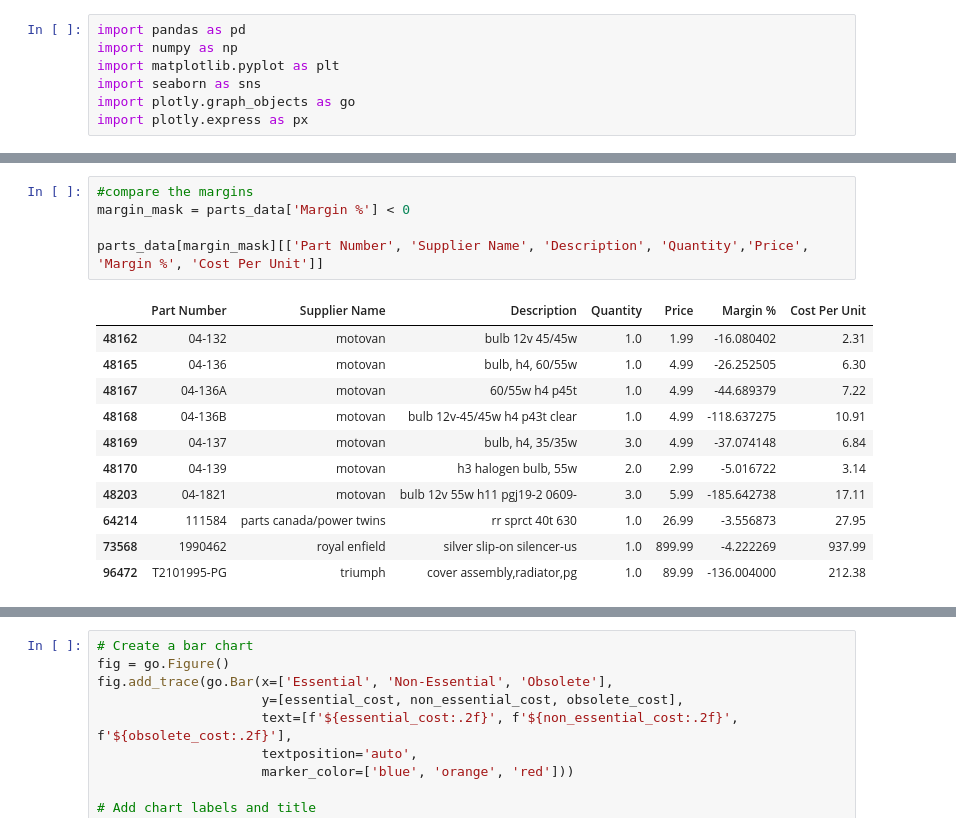
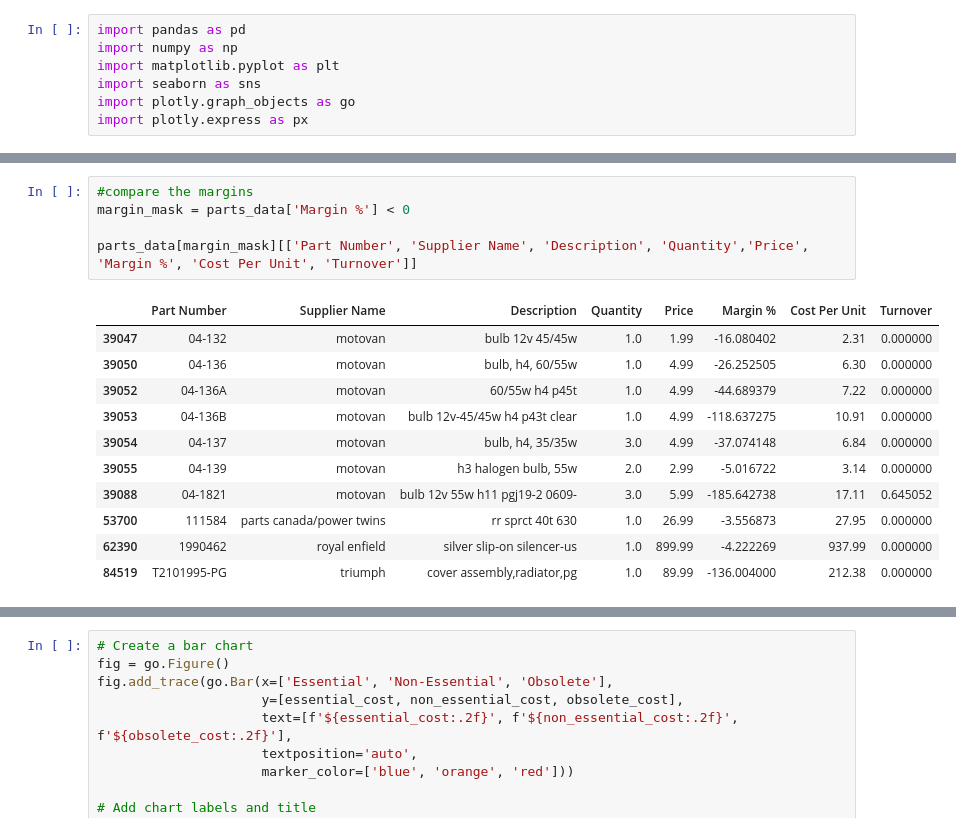
Before and after one commit to skyler22wilson/final_project, a Jupyter notebook: notebooks/business_case_analysis.ipynb, the cells around one changed output, grey strips where cells are left out. Cells and saved outputs as stored; diff of their text form.

Commit message:
partially fixed edge cases for turnover calculation

```diff
--- a/notebooks/business_case_analysis.ipynb
+++ b/notebooks/business_case_analysis.ipynb
@@ -45,20 +45,20 @@ Non-obsolete Cost: $1481143.0
 # %%
 #compare the margins
 margin_mask = parts_data['Margin %'] < 0
 
-parts_data[margin_mask][['Part Number', 'Supplier Name', 'Description', 'Quantity','Price', 'Margin %', 'Cost Per Unit']]
+parts_data[margin_mask][['Part Number', 'Supplier Name', 'Description', 'Quantity','Price', 'Margin %', 'Cost Per Unit', 'Turnover']]
 # %% [output]
-|  | Part Number | Supplier Name | Description | Quantity | Price | Margin % | Cost Per Unit |
-| 48162 | 04-132 | motovan | bulb 12v 45/45w | 1.0 | 1.99 | -16.080402 | 2.31 |
-| 48165 | 04-136 | motovan | bulb, h4, 60/55w | 1.0 | 4.99 | -26.252505 | 6.30 |
-| 48167 | 04-136A | motovan | 60/55w h4 p45t | 1.0 | 4.99 | -44.689379 | 7.22 |
-| 48168 | 04-136B | motovan | bulb 12v-45/45w h4 p43t clear | 1.0 | 4.99 | -118.637275 | 10.91 |
-| 48169 | 04-137 | motovan | bulb, h4, 35/35w | 3.0 | 4.99 | -37.074148 | 6.84 |
-| 48170 | 04-139 | motovan | h3 halogen bulb, 55w | 2.0 | 2.99 | -5.016722 | 3.14 |
-| 48203 | 04-1821 | motovan | bulb 12v 55w h11 pgj19-2 0609- | 3.0 | 5.99 | -185.642738 | 17.11 |
-| 64214 | 111584 | parts canada/power twins | rr sprct 40t 630 | 1.0 | 26.99 | -3.556873 | 27.95 |
-| 73568 | 1990462 | royal enfield | silver slip-on silencer-us | 1.0 | 899.99 | -4.222269 | 937.99 |
-| 96472 | T2101995-PG | triumph | cover assembly,radiator,pg | 1.0 | 89.99 | -136.004000 | 212.38 |
+|  | Part Number | Supplier Name | Description | Quantity | Price | Margin % | Cost Per Unit | Turnover |
+| 39047 | 04-132 | motovan | bulb 12v 45/45w | 1.0 | 1.99 | -16.080402 | 2.31 | 0.000000 |
+| 39050 | 04-136 | motovan | bulb, h4, 60/55w | 1.0 | 4.99 | -26.252505 | 6.30 | 0.000000 |
+| 39052 | 04-136A | motovan | 60/55w h4 p45t | 1.0 | 4.99 | -44.689379 | 7.22 | 0.000000 |
+| 39053 | 04-136B | motovan | bulb 12v-45/45w h4 p43t clear | 1.0 | 4.99 | -118.637275 | 10.91 | 0.000000 |
+| 39054 | 04-137 | motovan | bulb, h4, 35/35w | 3.0 | 4.99 | -37.074148 | 6.84 | 0.000000 |
+| 39055 | 04-139 | motovan | h3 halogen bulb, 55w | 2.0 | 2.99 | -5.016722 | 3.14 | 0.000000 |
+| 39088 | 04-1821 | motovan | bulb 12v 55w h11 pgj19-2 0609- | 3.0 | 5.99 | -185.642738 | 17.11 | 0.645052 |
+| 53700 | 111584 | parts canada/power twins | rr sprct 40t 630 | 1.0 | 26.99 | -3.556873 | 27.95 | 0.000000 |
+| 62390 | 1990462 | royal enfield | silver slip-on silencer-us | 1.0 | 899.99 | -4.222269 | 937.99 | 0.000000 |
+| 84519 | T2101995-PG | triumph | cover assembly,radiator,pg | 1.0 | 89.99 | -136.004000 | 212.38 | 0.000000 |
 # %%
 parts_data[parts_data['Sales Last 3 Months'] >= 1][['Part Number', 'Description', 'Price', 'Quantity', 'Margin %', 'Sales Last 3 Months']]
 # %% [output]
```
Also changed, not shown: parts of 29 cells of this notebook, 6 other files.
